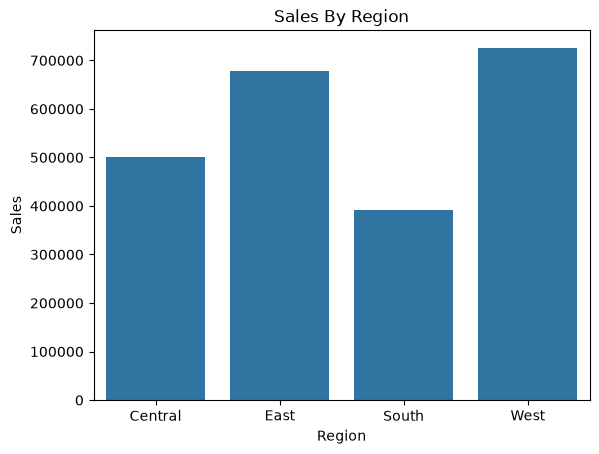
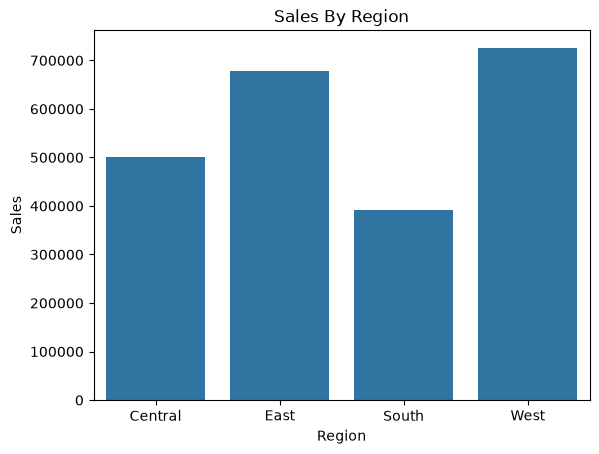
The change to this notebook cell's code, shown as a diff; its figure went from the first image to the second:
--- before
+++ after
@@ -1,4 +1,9 @@
 # Visualizing sales_by_region using bar plot 
+plt.figure()
 sns.barplot(x='Region', y='Sales', data=sales_by_region_series.to_frame())
 plt.title("Sales By Region")
+# Visualizing sales_by_region using pie chart 
+plt.figure()
+df.groupby('Region')['Sales'].sum().plot(kind='pie', autopct="%1.2f%%")
+plt.title("Sales By Region")
 plt.show()

Commit: adding piechart